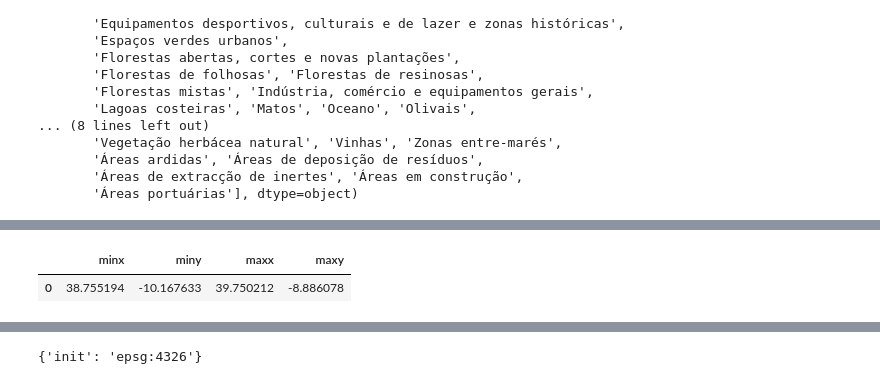
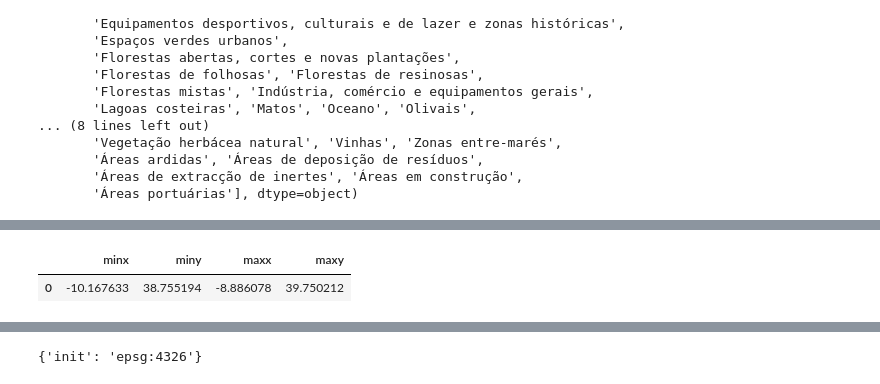
Before and after one commit to SimaoBarbosa/Land_cover_classification, a Jupyter notebook: Notebooks_used_for_testing/shapefile_setup_for_img_data_1_full.ipynb, the cells around one changed output, grey strips where cells are left out. Saved outputs shown, nothing was run; the diff lists cells and outputs as text; code cells hidden in the pictures.

```diff
--- a/Notebooks_used_for_testing/shapefile_setup_for_img_data_1_full.ipynb
+++ b/Notebooks_used_for_testing/shapefile_setup_for_img_data_1_full.ipynb
@@ -253,5 +251,8 @@ imageBounds.geometry = [polygon]
+# %%
+imageBounds.geometry = [polygon]
+imageBounds.geometry = imageBounds.geometry.map(lambda polygon: shapely.ops.transform(lambda x, y: (y, x), polygon))
 # %%
-.bounds
+imageBounds.bounds
 # %% [output]
 |  | minx | miny | maxx | maxy |
-| 0 | 38.755194 | -10.167633 | 39.750212 | -8.886078 |
+| 0 | -10.167633 | 38.755194 | -8.886078 | 39.750212 |
```
Also changed, not shown: parts of 13 cells of this notebook, 7 other files.
